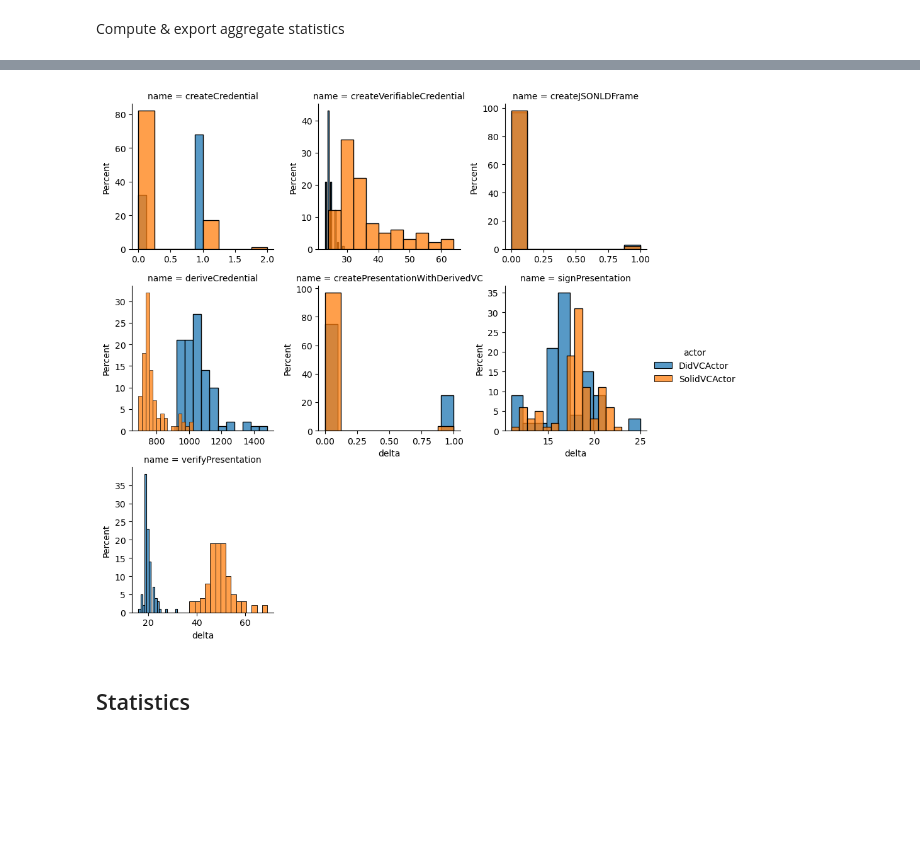
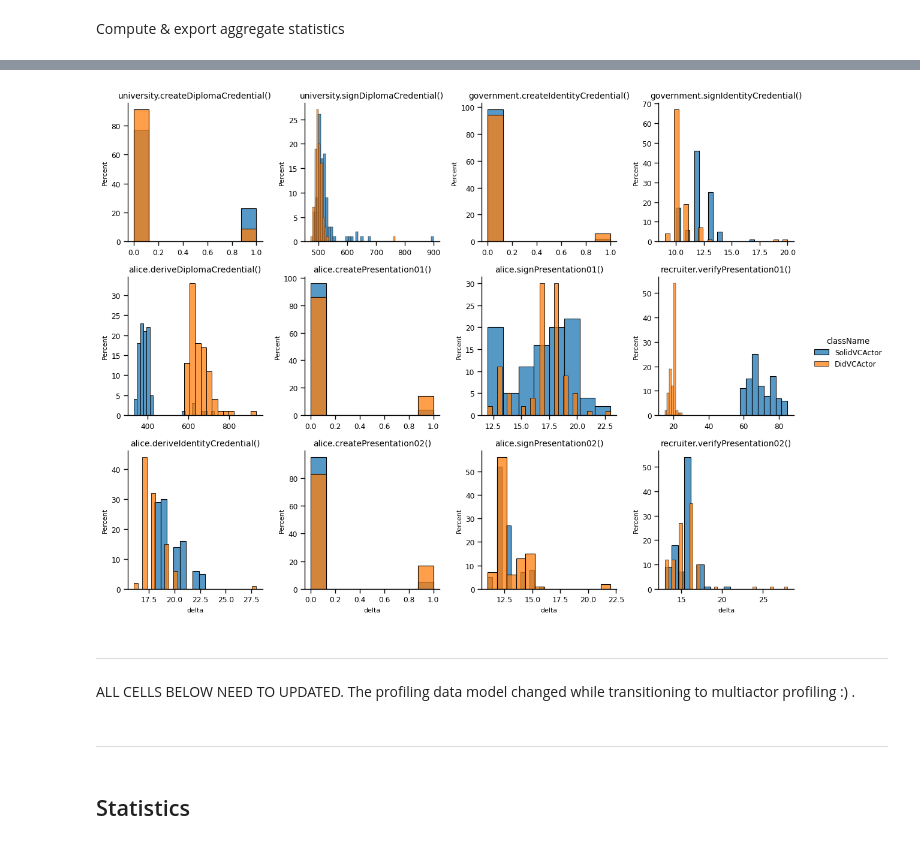
Before and after one commit to SolidLabResearch/pseudonymity-demo, a Jupyter notebook: profiling-report.ipynb, the cells around one changed output, grey strips where cells are left out. Cells and saved outputs as stored; diff of their text form; code cells hidden in the pictures; blank space fills up the shorter version.

```diff
--- a/profiling-report.ipynb
+++ b/profiling-report.ipynb
@@ -28,0 +41,2 @@ DIR_REPORT
+# %%
+sns.set_context("paper", rc={"font.size":10,"axes.titlesize":10,"axes.labelsize":8})
@@ -88,14 +104,4 @@ df_agg_al.to_csv(os.path.join(DIR_REPORT, 'df_agg_actor-level.csv'))
 # %%
-# Expand report records into task-level dataframes
-df_tl = df.records\
-    .apply(pd.Series)\
-    .stack()\
-    .apply(pd.Series)\
-    .rename({'index':'idx_step'},axis=1)\
-    .reset_index().drop('level_1',axis=1)\
-    .set_index(['idx_report','idx_step'])
-# Merge task-level df with initial df
-df_tl = df.drop('records',axis=1).merge(df_tl,left_index=True,right_index=True)
 display(df_tl.head(3))
 df_tl.shape
 # %% [output]
@@ -114,21 +131,20 @@ df_tl_agg.to_csv(os.path.join(DIR_REPORT, 'df_agg_task-level.csv'))
 # %%
-kwargs_fg = dict(col = 'name',  col_wrap=4, sharey=True,sharex=False,aspect=1)
+kwargs_fg = dict(col = 'stepName',  col_wrap=4, sharey=False,sharex=False,aspect=1)
 kwargs_plot = dict(
     x='delta',
-    y='actor',
+    y='actorTag',
+    hue='className',
     orient='h',
     showfliers=False,
 )
 g = sns.FacetGrid(**kwargs_fg, data=df_tl)
 g.map_dataframe(sns.boxplot, **kwargs_plot)
-#g.tight_layout()
-#g.fig.subplots_adjust(top=1.1)
 
 for ax in g.axes.ravel():
     ax.set_xlabel('{} [ms]'.format(kwargs_plot['x']))
     #ax.set_xticklabels(ax.get_xticklabels(), rotation=0)
     pass
-
+g.add_legend()
 plt.savefig(os.path.join(DIR_REPORT,'boxplot-actor-on-delta-per-step.png'),pad_inches=.5)
 plt.show()
 # %% [output]
@@ -135,0 +152,4 @@ plt.show()
+# %%
+# df_stepname_order is used to specify the order in which the facetgrid must create the plots
+df_stepname_order = df_tl.reset_index()[['idx_step','stepName','actorTag']].drop_duplicates()
+df_stepname_order
@@ -136,25 +170,44 @@ plt.show()
 # %%
-kwargs_fg = dict(col = 'name',  col_wrap=3, sharey=False,sharex=False, legend_out=True,    hue='actor',)
+kwargs_fg = dict(col = 'stepName',
+                 hue='className',
+                 col_wrap=4,
+                 sharey=False,
+                 sharex=False,
+                 legend_out=True,
+                 col_order = df_stepname_order['stepName']
+)
 kwargs_plot = dict(
     x='delta',
     stat='percent',
     element='bars',
     discrete=False,
-#    common_norm=True
+)
 
-)
 g = sns.FacetGrid(**kwargs_fg, data=df_tl)
 g = g.map_dataframe(sns.histplot, **kwargs_plot)
 for ax in g.axes.ravel():
     pass
 
+for i, r in df_stepname_order.iterrows():
+    ax_i = g.axes_dict[r.stepName]
+    ax_i.set_title(f'{r.actorTag}.{r.stepName}()')
+
+
 g.add_legend()
+g.tight_layout()
 plt.savefig(os.path.join(DIR_REPORT,'barplot-actor-on-percentage-delta-per-step.png'))
 plt.show()
 # %% [output]
-[figure, old version]
+[figure, new version]
 # %%
 get_repo_info()
 json.dump(get_repo_info(), open(os.path.join(DIR_REPORT,'repo-info.json'), 'w'))
+# %% [markdown]
+---
+# %% [markdown]
+ALL CELLS BELOW NEED TO UPDATED.</br>
+The profiling data model changed while transitioning to multiactor profiling :) .
+# %% [markdown]
+---
 # %% [markdown]
 ## Statistics
```
Also changed, not shown: parts of 25 cells of this notebook.
